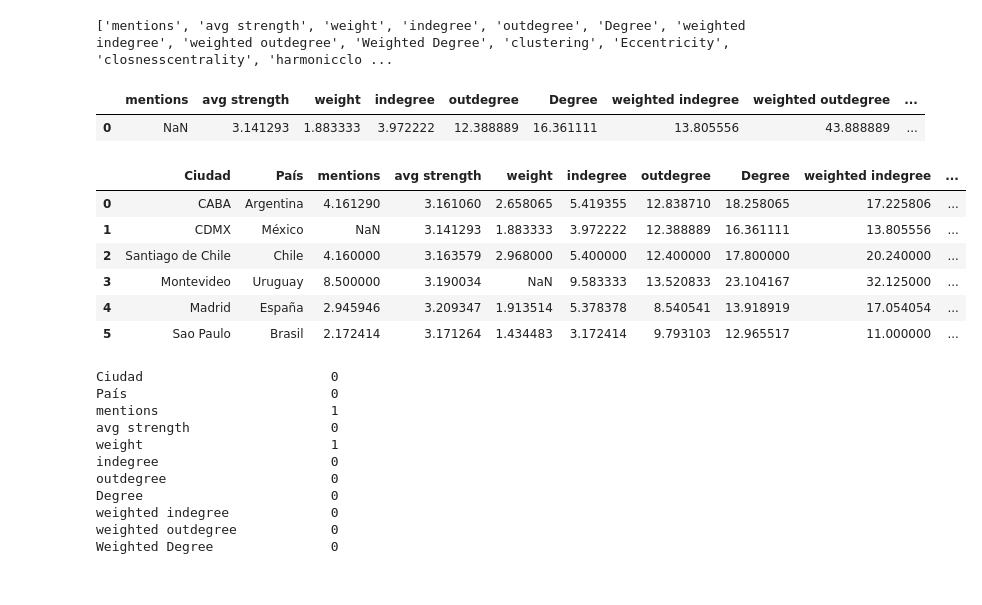
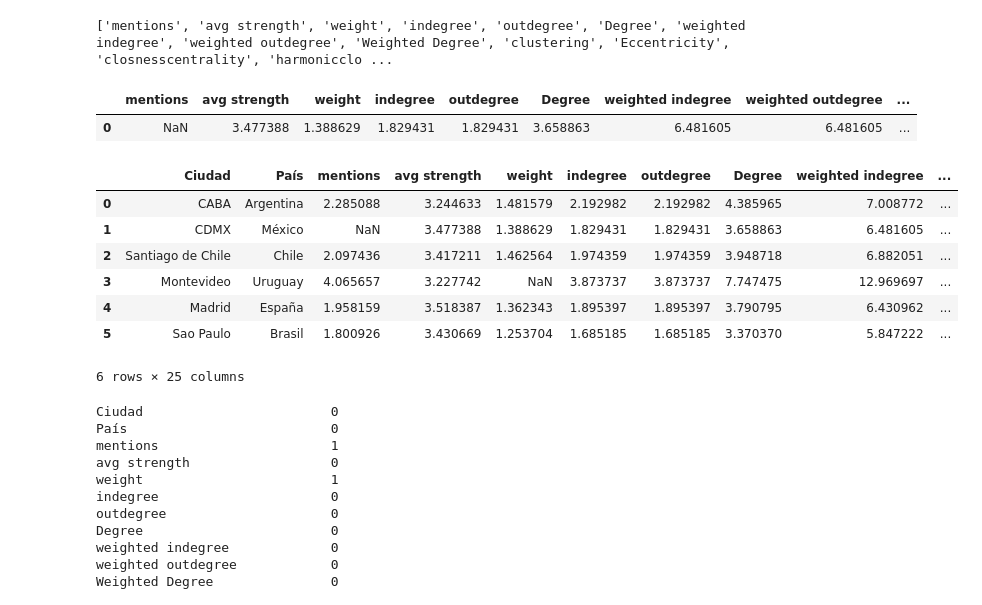
Before and after one commit to OlgaMMC/iGED, a Jupyter notebook: network_analysis-Evaluators.ipynb, the cells around one changed output. Saved outputs shown, nothing was run; the diff lists cells and outputs as text; code cells hidden in the pictures.

```diff
--- a/network_analysis-Evaluators.ipynb
+++ b/network_analysis-Evaluators.ipynb
@@ -294,9 +231,9 @@ eval_sao_nd = sao_nd[sao_nd['Label'].isin(set(eval_sao_csv['Label']))]
 #----------------------------
 # Medidas Globales
 #----------------------------
-#     Ahora obtenemos, para cada una de las redes de evaluadores
-#     de las capitales, una serie pandas.core.series.Series,
-#     utilizando la función mean(), obteniendo las centralidades:
+#     Ahora obtenemos, para cada una de las capitales, una serie
+#     pandas.core.series.Series, utilizando la función mean(),
+#     con la que obtenemos las siguientes centralidades
 #           - timeset
 #           - mentions
 #           - avg strength                    promedio de la fuerza de los nodos
@@ -320,9 +257,16 @@ eval_sao_nd = sao_nd[sao_nd['Label'].isin(set(eval_sao_csv['Label']))]
 #           - triangles
 #           - eigencentrality                 promedio de centralidades eigenvectores
 
-capitals_stats={'CABA': eval_caba_nd, 'CDMX':eval_cdmx_nd, 'Santiago de Chile': eval_scl_nd,
-                'Montevideo': eval_mtv_nd, 'Madrid': eval_mad_nd, 'Sao Paulo': eval_sao_nd}
+capitals_stats={'CABA': caba_nd, 'CDMX':cdmx_nd, 'Santiago de Chile': scl_nd,
+                'Montevideo': mtv_nd, 'Madrid': mad_nd, 'Sao Paulo': sao_nd}
 
 
 averages={city: stats.mean() for city,stats in capitals_stats.items()}
-#averages['Sao Paulo']
+averages['Sao Paulo']
+
+#caba_avg=caba_nd.mean()
+#cdmx_avg=cdmx_nd.mean()
+#scl_avg=scl_nd.mean()
+#mad_avg=mad_nd.mean()
+#mtv_avg=mtv_nd.mean()
+#sao_avg=sao_nd.mean()
@@ -329,5 +291,5 @@ averages={city: stats.mean() for city,stats in capitals_stats.items()}
 # %%
-#let's try exploring this DataFrame with CDMX
+#let's try with CDMX
 
 city='CDMX'
 avg=averages[city]
@@ -339,43 +301,45 @@ if 'type' in datafr.columns:
 all_columns = datafr.columns.values.tolist()
 print(all_columns)
 print('')
+print('')
+print('')
 datafr
 # %% [output]
 ['mentions', 'avg strength', 'weight', 'indegree', 'outdegree', 'Degree', 'weighted indegree', 'weighted outdegree', 'Weighted Degree', 'clustering', 'Eccentricity', 'closnesscentrality', 'harmonicclo ...
 |  | mentions | avg strength | weight | indegree | outdegree | Degree | weighted indegree | weighted outdegree | ... |
-| 0 | NaN | 3.141293 | 1.883333 | 3.972222 | 12.388889 | 16.361111 | 13.805556 | 43.888889 | ... |
+| 0 | NaN | 3.477388 | 1.388629 | 1.829431 | 1.829431 | 3.658863 | 6.481605 | 6.481605 | ... |
 # %%
 countries={'Montevideo':'Uruguay', 'CABA':'Argentina', 'CDMX':'México',
           'Madrid':'España', 'Sao Paulo': 'Brasil', 'Santiago de Chile': 'Chile'}
 
 
 list_concat=[]
 for city,avg in averages.items():
     datafr=avg.copy().to_frame().T
 
     #borramos del set de columnas a aquellos atributos que no son significantes
     datafr.drop(['timeset', 'componentnumber'], axis=1, inplace=True)
     if 'type' in datafr.columns:
         datafr.drop(['type'], axis=1, inplace=True)
 
     #añadimos datafr a la lista de dataframes que vamos a concatenar
     list_concat.append(datafr)
 
     #añadimos el atributo que corresponde a el nombre de ciudad y país
     datafr.insert(0, 'País', [countries[city]], True)
     datafr.insert(0, 'Ciudad', [city], True)
 
 df_concat=pd.concat(list_concat, ignore_index=True)
-pd.set_option('display.max_columns', None)
 df_concat
 # %% [output]
 |  | Ciudad | País | mentions | avg strength | weight | indegree | outdegree | Degree | weighted indegree | ... |
-| 0 | CABA | Argentina | 4.161290 | 3.161060 | 2.658065 | 5.419355 | 12.838710 | 18.258065 | 17.225806 | ... |
-| 1 | CDMX | México | NaN | 3.141293 | 1.883333 | 3.972222 | 12.388889 | 16.361111 | 13.805556 | ... |
-| 2 | Santiago de Chile | Chile | 4.160000 | 3.163579 | 2.968000 | 5.400000 | 12.400000 | 17.800000 | 20.240000 | ... |
-| 3 | Montevideo | Uruguay | 8.500000 | 3.190034 | NaN | 9.583333 | 13.520833 | 23.104167 | 32.125000 | ... |
-| 4 | Madrid | España | 2.945946 | 3.209347 | 1.913514 | 5.378378 | 8.540541 | 13.918919 | 17.054054 | ... |
-| 5 | Sao Paulo | Brasil | 2.172414 | 3.171264 | 1.434483 | 3.172414 | 9.793103 | 12.965517 | 11.000000 | ... |
+| 0 | CABA | Argentina | 2.285088 | 3.244633 | 1.481579 | 2.192982 | 2.192982 | 4.385965 | 7.008772 | ... |
+| 1 | CDMX | México | NaN | 3.477388 | 1.388629 | 1.829431 | 1.829431 | 3.658863 | 6.481605 | ... |
+| 2 | Santiago de Chile | Chile | 2.097436 | 3.417211 | 1.462564 | 1.974359 | 1.974359 | 3.948718 | 6.882051 | ... |
+| 3 | Montevideo | Uruguay | 4.065657 | 3.227742 | NaN | 3.873737 | 3.873737 | 7.747475 | 12.969697 | ... |
+| 4 | Madrid | España | 1.958159 | 3.518387 | 1.362343 | 1.895397 | 1.895397 | 3.790795 | 6.430962 | ... |
+| 5 | Sao Paulo | Brasil | 1.800926 | 3.430669 | 1.253704 | 1.685185 | 1.685185 | 3.370370 | 5.847222 | ... |
+6 rows × 25 columns
 # %%
 df_concat.isnull().sum()
 # %% [output]
```
Also changed, not shown: parts of 23 cells of this notebook, 7 other files.
